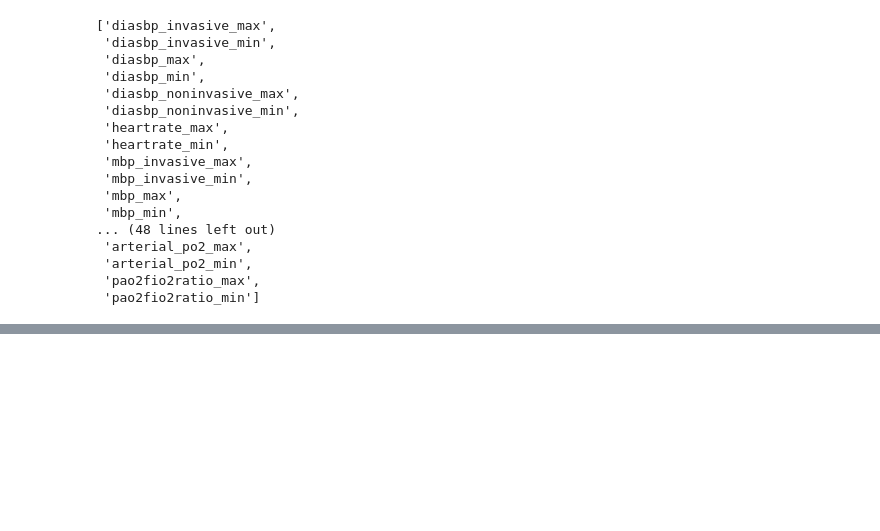
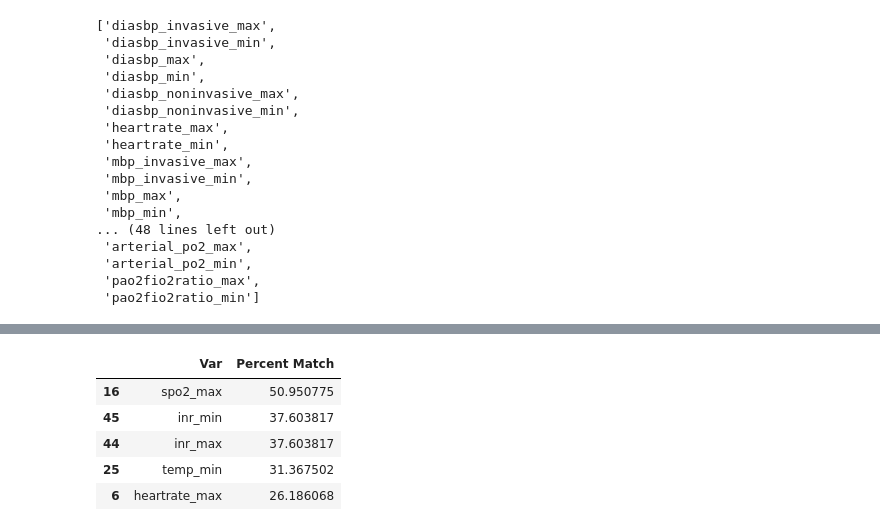
Before and after one commit to rcpiv/WiDS2021, a Jupyter notebook: WiDS 2021.ipynb, the cells around one changed output, grey strips where cells are left out. Cells and saved outputs as stored; diff of their text form; code cells hidden in the pictures; blank space fills up the shorter version.

```diff
--- a/WiDS 2021.ipynb
+++ b/WiDS 2021.ipynb
@@ -119,10 +116,3 @@ suffix
  'arterial_po2_min',
  'pao2fio2ratio_max',
  'pao2fio2ratio_min']
-# %%
-h1_d1check=[]
-for i in suffix:
-    col1="h1_"+i
-    col2="d1_"+i
-    h1_d1=train[col1].equals(train[col2])
-    h1_d1check.append(h1_d1)
@@ -148,0 +119,7 @@ h1_d1check
+# %%
+# Create dataframes for each measurement to check for matching values
+vars = {}
+for i in suffix:
+    vars[i] = train[train['h1_'+i] == train['d1_'+i]][['h1_'+i,'d1_'+i]]
+    vars[i] = vars[i].dropna(axis=0)
+    print(vars[i])
@@ -148,0 +144,18 @@ h1_d1check
+# %%
+# Check for percent matching between h1 and d1 columns for each measurement
+vars2 = {'Var':[],'Percent Match':[]}
+for i in suffix:
+    vars2['Var'].append(i)
+    PM = (len(vars[i]) / train['h1_'+i].notnull().count()) *100
+    vars2['Percent Match'].append(PM)
+
+x = pd.DataFrame(vars2)
+x = x.sort_values('Percent Match', ascending=False)
+x.head()
+# %% [output]
+|  | Var | Percent Match |
+| 16 | spo2_max | 50.950775 |
+| 45 | inr_min | 37.603817 |
+| 44 | inr_max | 37.603817 |
+| 25 | temp_min | 31.367502 |
+| 6 | heartrate_max | 26.186068 |
```
Also changed, not shown: parts of 10 cells of this notebook.
